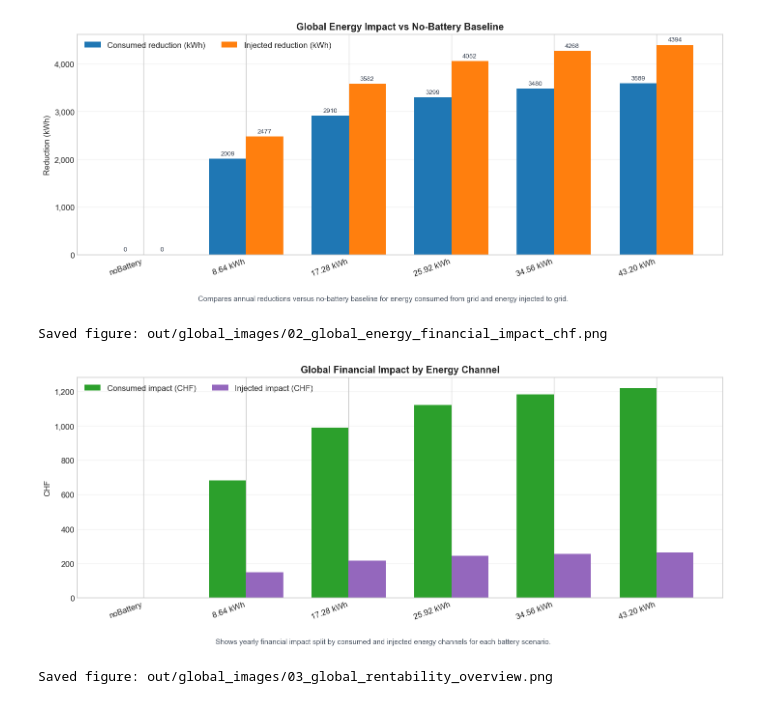
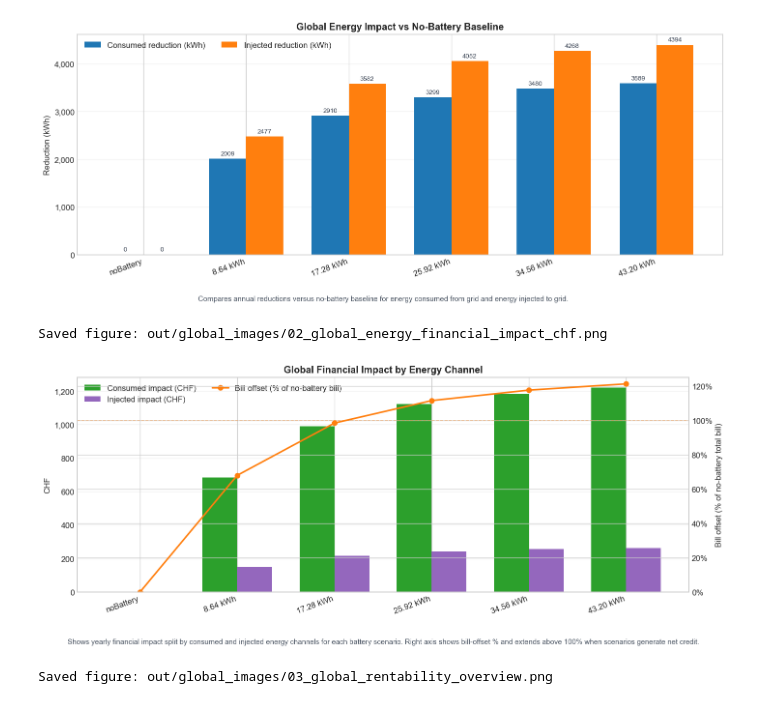
Before and after one commit to nicoMeynet/BatterySimu, a Jupyter notebook: battery_comparison_global.ipynb, the cells around one changed output. Drawn from its saved outputs; the diff is of its cells as text; code cells hidden in the pictures.

Commit message:
updated 2_global_energy_financial_impact_chf.png with bill offset in %

```diff
--- a/battery_comparison_global.ipynb
+++ b/battery_comparison_global.ipynb
@@ -75,6 +75,15 @@ for file in FILES:
     consumed_impact_chf = sum(float(x.get("delta_chf", 0) or 0) for x in consumed)
 
     total_gain_chf = float(rent.get("total_gain_chf", 0) or 0)
+    bill_without_battery_chf = float(rent.get("bill_without_battery_chf", 0) or 0)
+    bill_with_battery_chf = float(rent.get("bill_with_battery_chf", 0) or 0)
+    bill_reduction_chf = float(rent.get("bill_reduction_chf", total_gain_chf) or 0)
+    bill_reduction_pct_vs_no_battery = rent.get("bill_reduction_pct_vs_no_battery", np.nan)
+    bill_reduction_pct_vs_no_battery = (
+        float(bill_reduction_pct_vs_no_battery)
+        if bill_reduction_pct_vs_no_battery not in (None, "")
+        else np.nan
+    )
     annualized_gain_chf = float(rent.get("annualized_gain_chf", 0) or 0)
     amortization_years = rent.get("amortization_years", np.nan)
     amortization_years = float(amortization_years) if amortization_years not in (None, "") else np.nan
@@ -105,6 +114,10 @@ for file in FILES:
             "injected_impact_chf": injected_impact_chf,
             "consumed_impact_chf": consumed_impact_chf,
             "total_gain_chf": total_gain_chf,
+            "bill_without_battery_chf": bill_without_battery_chf,
+            "bill_with_battery_chf": bill_with_battery_chf,
+            "bill_reduction_chf": bill_reduction_chf,
+            "bill_reduction_pct_vs_no_battery": bill_reduction_pct_vs_no_battery,
             "annualized_gain_chf": annualized_gain_chf,
             "amortization_years": amortization_years,
             "cycles_per_year": cycles_per_year,
@@ -213,6 +226,10 @@ Saved figure: out/global_images/01_global_energy_reduction_kwh.png
 plot_df = df_global.copy()
 x = np.arange(len(plot_df))
 width = 0.36
+
+# Optional override. Leave as None to auto-read from the no-battery JSON row.
+# Example: 2000 means a 1,000 CHF total reduction is shown as 50%.
+NO_BATTERY_TOTAL_BILL_CHF_OVERRIDE = None
 
 fig, ax = plt.subplots(figsize=(12, 5))
 ax.bar(
@@ -222,37 +239,97 @@ ax.bar(
     label="Consumed impact (CHF)",
     color="#2ca02c",
 )
 ax.bar(
     x + width / 2,
     plot_df["injected_impact_chf"],
     width,
     label="Injected impact (CHF)",
     color="#9467bd",
 )
 
+total_impact_chf = plot_df["consumed_impact_chf"] + plot_df["injected_impact_chf"]
+
 ax.set_title("Global Financial Impact by Energy Channel")
 ax.set_ylabel("CHF")
 ax.set_xticks(x)
 ax.set_xticklabels(plot_df["scenario_label"], rotation=20, ha="right")
 ax.yaxis.set_major_formatter(FuncFormatter(lambda v, _: f"{v:,.0f}"))
-ax.legend(frameon=False, ncol=2)
 ax.grid(axis="y", alpha=0.3)
+
+legend_handles, legend_labels = ax.get_legend_handles_labels()
+no_battery_rows = plot_df[plot_df["total_kwh"] == 0]
+auto_baseline_bill_chf = (
+    float(no_battery_rows.iloc[0]["bill_without_battery_chf"])
+    if not no_battery_rows.empty and pd.notna(no_battery_rows.iloc[0].get("bill_without_battery_chf", np.nan))
+    else None
+)
+baseline_candidate = (
+    NO_BATTERY_TOTAL_BILL_CHF_OVERRIDE
+    if NO_BATTERY_TOTAL_BILL_CHF_OVERRIDE not in (None, "")
+    else auto_baseline_bill_chf
+)
+baseline_for_pct = float(baseline_candidate) if baseline_candidate not in (None, 0, "") else None
+
+if baseline_for_pct and baseline_for_pct > 0:
+    bill_offset_pct = (total_impact_chf / baseline_for_pct) * 100.0
+    ax2 = ax.twinx()
+    ax2.plot(
+        x,
+        bill_offset_pct,
+        color="#ff7f0e",
+        marker="o",
+        linewidth=2,
+        label="Bill offset (% of no-battery bill)",
+    )
+    pct_max = float(np.nanmax(bill_offset_pct)) if len(bill_offset_pct) else 100.0
+    pct_upper = max(100.0, np.ceil(pct_max / 25.0) * 25.0)
+    ax2.set_ylim(0, pct_upper)
+    ax2.set_ylabel("Bill offset (% of no-battery total bill)")
+    ax2.yaxis.set_major_formatter(FuncFormatter(lambda v, _: f"{v:.0f}%"))
+    ax2.axhline(100, color="#ff7f0e", linestyle="--", linewidth=1, alpha=0.4)
+
+    # Annotate scenarios that become net-credit (negative bill).
+    bill_with = plot_df.get("bill_with_battery_chf", pd.Series(np.nan, index=plot_df.index))
+    for xi, pct, bill_chf in zip(x, bill_offset_pct, bill_with):
+        if pd.notna(bill_chf) and bill_chf < 0:
+            ax2.annotate(
+                f"Net credit: {abs(bill_chf):.0f} CHF",
+                (xi, min(pct, pct_upper)),
+                textcoords="offset points",
+                xytext=(0, -12),
+                ha="center",
+                fontsize=8,
+                color="#b45309",
+            )
+
+    h2, l2 = ax2.get_legend_handles_labels()
+    legend_handles += h2
+    legend_labels += l2
+
+ax.legend(legend_handles, legend_labels, frameon=False, ncol=2)
+
+footnote = (
+    "Shows yearly financial impact split by consumed and injected energy channels for each battery scenario. "
+    "Right axis shows bill-offset % and extends above 100% when scenarios generate net credit."
+)
+if not baseline_for_pct:
+    footnote += " Re-run simulations with billing fields (or set NO_BATTERY_TOTAL_BILL_CHF_OVERRIDE) to display the right-hand % axis."
 
 fig.text(
     0.5,
     0.01,
-    "Shows yearly financial impact split by consumed and injected energy channels for each battery scenario.",
+    footnote,
     ha="center",
     fontsize=9,
     color="#4b5563",
     wrap=True,
 )
-plt.tight_layout(rect=[0, 0.06, 1, 1])
+plt.tight_layout(rect=[0, 0.08, 1, 1])
 export_current_figure("02_global_energy_financial_impact_chf")
 plt.show()
 # %% [output]
 Saved figure: out/global_images/02_global_energy_financial_impact_chf.png
-[figure, old version]
+[figure, new version]
 # %%
 plot_df = df_global.copy()
 x = np.arange(len(plot_df))
```
Also changed, not shown: 4 other files.
